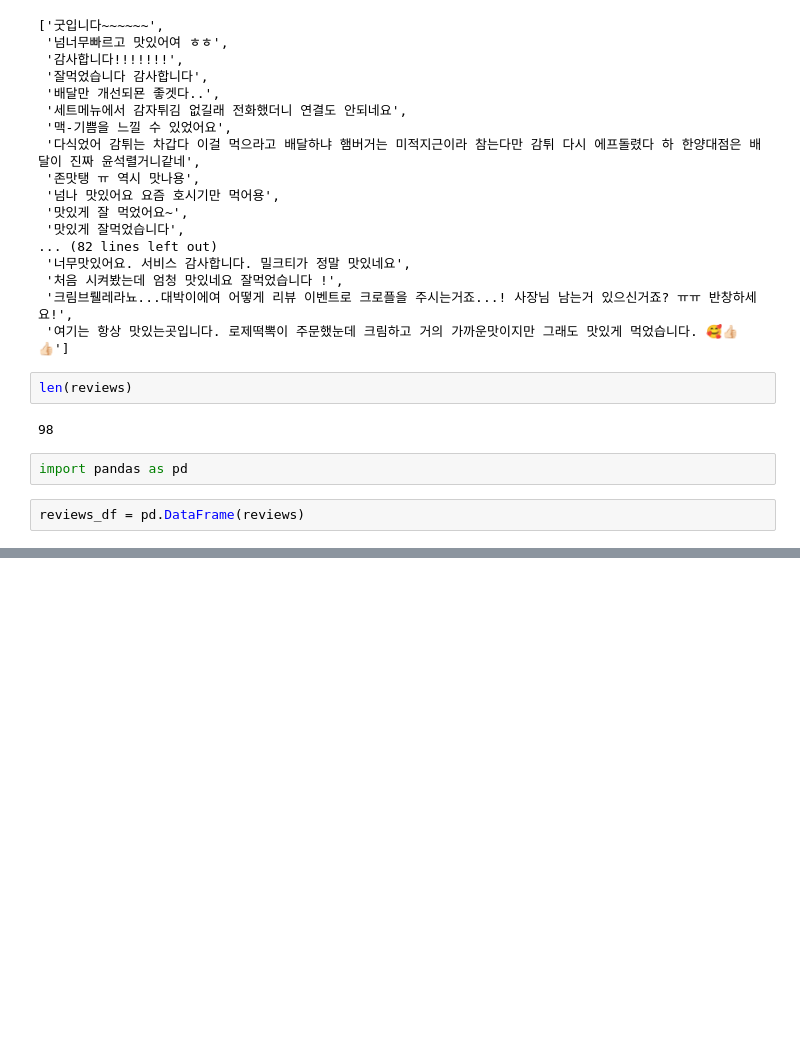
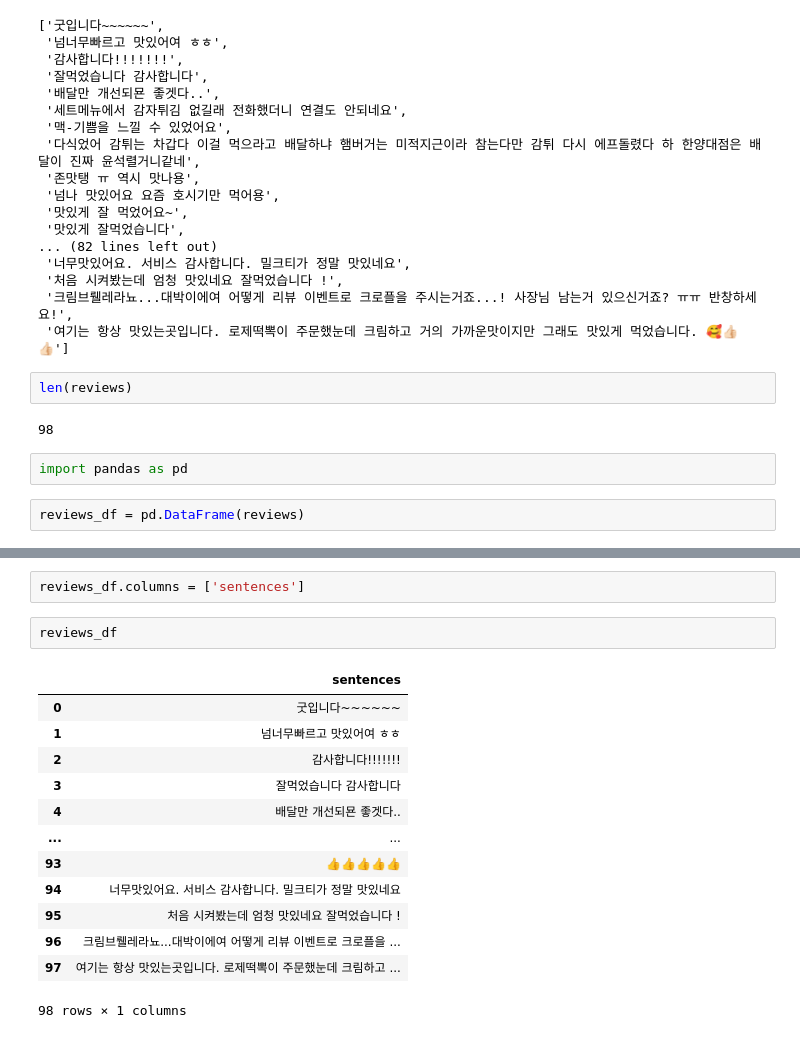
Before and after one commit to Tiabet/Python_Study, a Jupyter notebook: Yogiyo Crawling.ipynb, the cells around one changed output, grey strips where cells are left out. Saved outputs shown, nothing was run; the diff lists cells and outputs as text; blank space fills up the shorter version.

```diff
--- a/Yogiyo Crawling.ipynb
+++ b/Yogiyo Crawling.ipynb
@@ -58,0 +85,18 @@ reviews_df.to_csv("리뷰들 모음.csv", index = False)
+# %%
+reviews_df.columns = ['sentences']
+# %%
+reviews_df
+# %% [output]
+|  | sentences |
+| 0 | 굿입니다~~~~~~ |
+| 1 | 넘너무빠르고 맛있어여 ㅎㅎ |
+| 2 | 감사합니다!!!!!!! |
+| 3 | 잘먹었습니다 감사합니다 |
+| 4 | 배달만 개선되묜 좋겟다.. |
+| ... | ... |
+| 93 | 👍👍👍👍👍 |
+| 94 | 너무맛있어요. 서비스 감사합니다. 밀크티가 정말 맛있네요 |
+| 95 | 처음 시켜봤는데 엄청 맛있네요 잘먹었습니다 ! |
+| 96 | 크림브뤨레라뇨...대박이에여 어떻게 리뷰 이벤트로 크로플을 ... |
+| 97 | 여기는 항상 맛있는곳입니다. 로제떡뽁이 주문했눈데 크림하고 ... |
+98 rows × 1 columns
```
Also changed, not shown: parts of 6 cells of this notebook, 2 other files.
